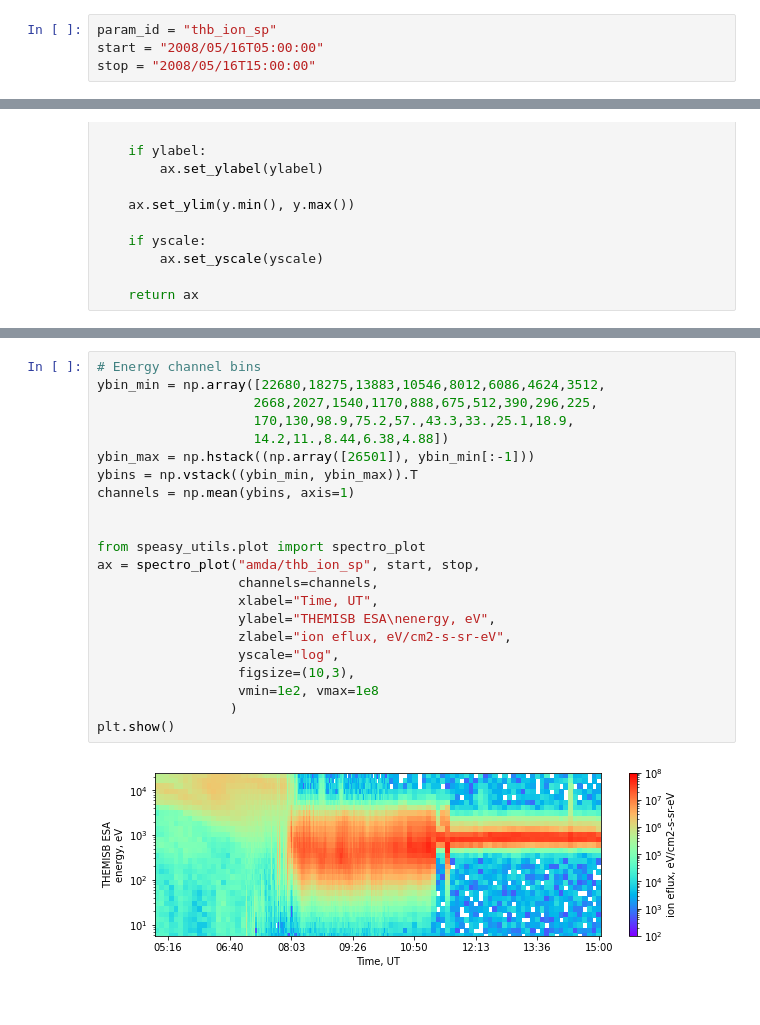
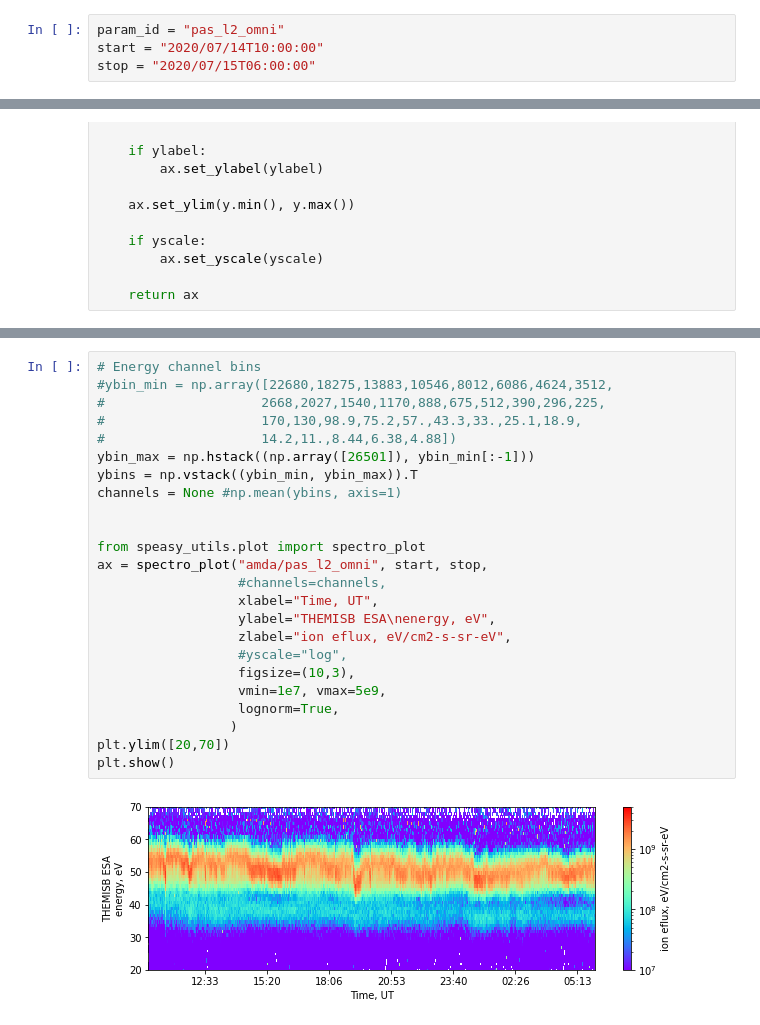
Before and after one commit to cdppirap/speasy_examples, a Jupyter notebook: spectral_plot/spectral_plot.ipynb, the cells around one changed output, grey strips where cells are left out. Cells and saved outputs as stored; diff of their text form.

```diff
--- a/spectral_plot/spectral_plot.ipynb
+++ b/spectral_plot/spectral_plot.ipynb
@@ -16,9 +16,9 @@ from datetime import datetime
 # %% [markdown]
 Get some data.
 # %%
-param_id = "thb_ion_sp"
-start = "2008/05/16T05:00:00"
-stop = "2008/05/16T15:00:00"
+param_id = "pas_l2_omni"
+start = "2020/07/14T10:00:00"
+stop = "2020/07/15T06:00:00"
 # %%
 # get data, see what shape it has
 p = spz.get_data(f"amda/{param_id}", start, stop)
@@ -98,28 +104,30 @@ Lets try to reproduce the following AMDA plot of Themis B's ion energy flux data
 ![thb_ion_sp_2008-05-16T05:00:00_2008-05-16T15:00:00.png](attachment:thb_ion_sp_2008-05-16T05:00:00_2008-05-16T15:00:00.png)
 # %%
 # Energy channel bins
-ybin_min = np.array([22680,18275,13883,10546,8012,6086,4624,3512,
-                    2668,2027,1540,1170,888,675,512,390,296,225,
-                    170,130,98.9,75.2,57.,43.3,33.,25.1,18.9,
-                    14.2,11.,8.44,6.38,4.88])
+#ybin_min = np.array([22680,18275,13883,10546,8012,6086,4624,3512,
+#                    2668,2027,1540,1170,888,675,512,390,296,225,
+#                    170,130,98.9,75.2,57.,43.3,33.,25.1,18.9,
+#                    14.2,11.,8.44,6.38,4.88])
 ybin_max = np.hstack((np.array([26501]), ybin_min[:-1]))
 ybins = np.vstack((ybin_min, ybin_max)).T
-channels = np.mean(ybins, axis=1)
+channels = None #np.mean(ybins, axis=1)
 
 
 from speasy_utils.plot import spectro_plot
-ax = spectro_plot("amda/thb_ion_sp", start, stop,
-                  channels=channels,
+ax = spectro_plot("amda/pas_l2_omni", start, stop,
+                  #channels=channels,
                   xlabel="Time, UT",
                   ylabel="THEMISB ESA\nenergy, eV",
                   zlabel="ion eflux, eV/cm2-s-sr-eV",
-                  yscale="log",
+                  #yscale="log",
                   figsize=(10,3),
-                  vmin=1e2, vmax=1e8
+                  vmin=1e7, vmax=5e9,
+                  lognorm=True,
                  )
+plt.ylim([20,70])
 plt.show()
 # %% [output]
-[figure, old version]
+[figure, new version]
 # %%
 from speasy_utils.plot import parameter_plot
 
```
Also changed, not shown: parts of 3 cells of this notebook, 2 other files.
